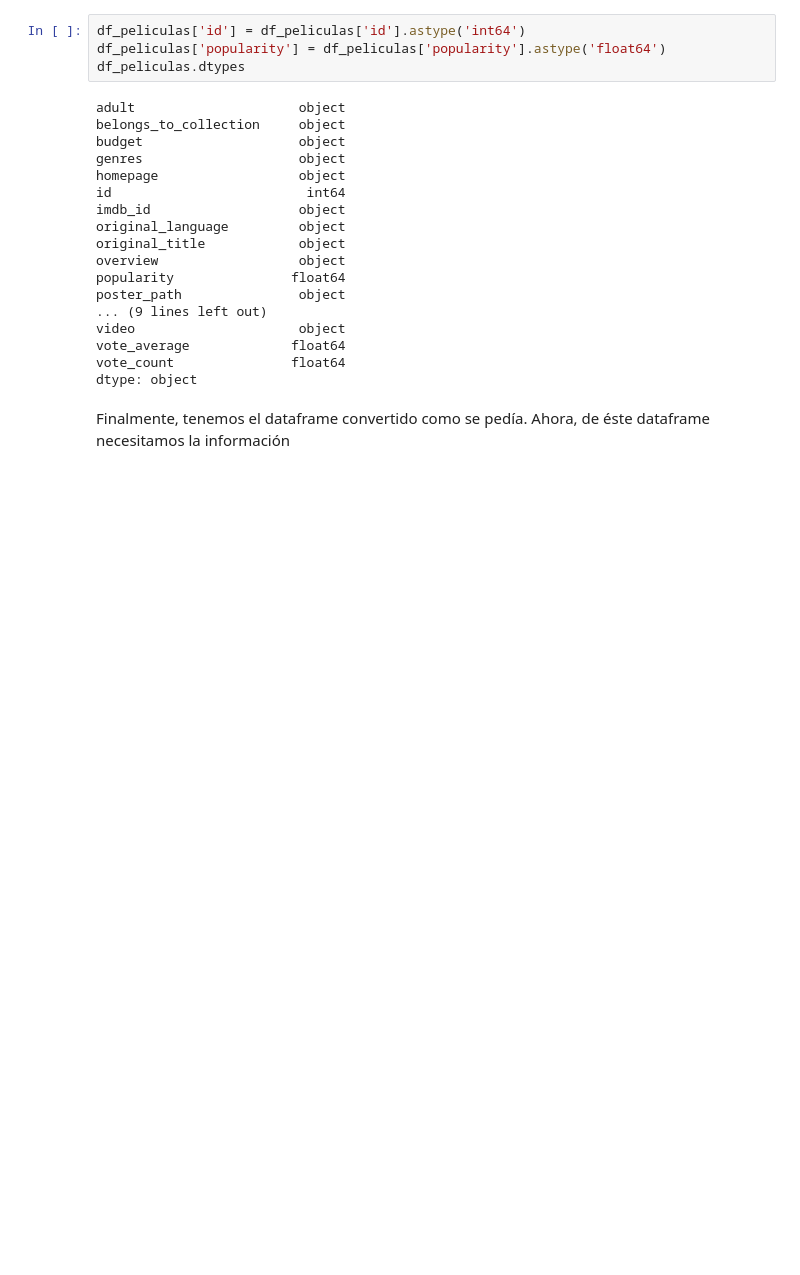
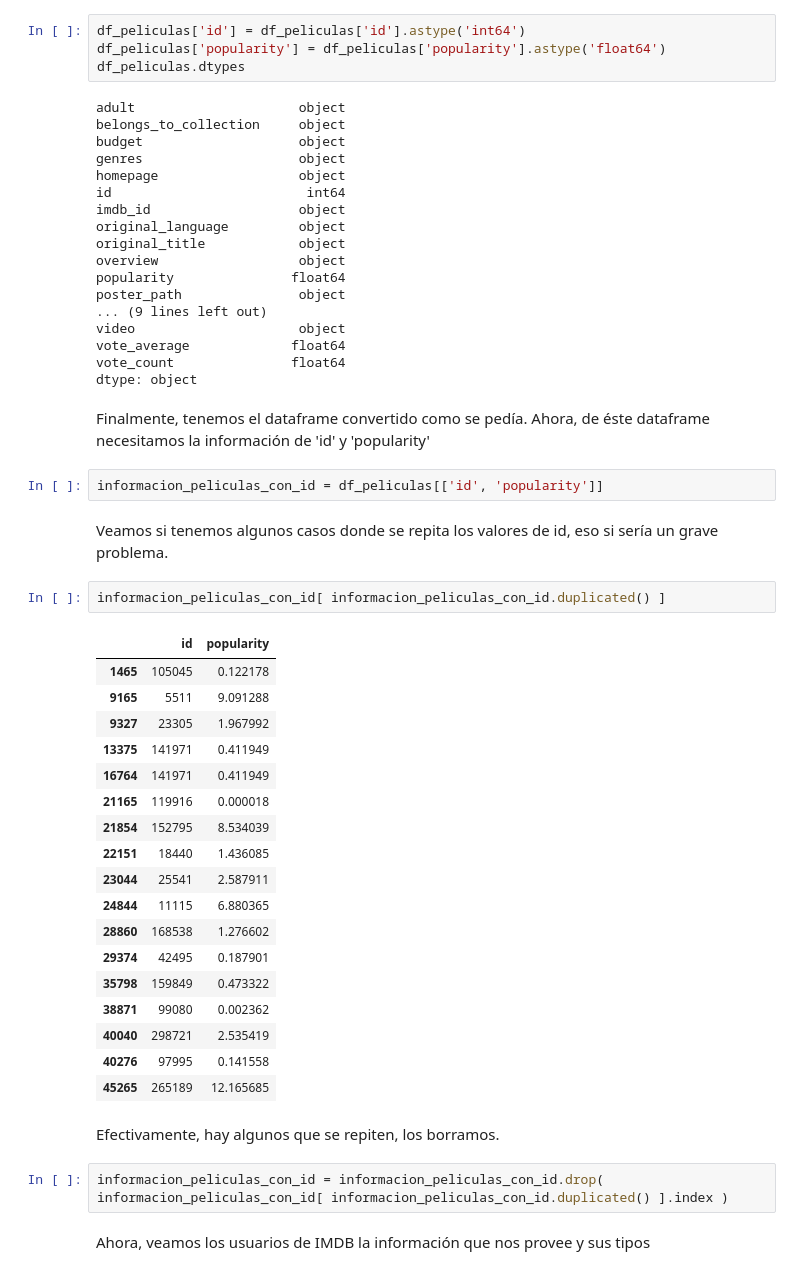
Before and after one commit to lucas794/7507-Algo3, a Jupyter notebook: TP1_Ejercicio_13.ipynb, the cells around one changed output. Drawn from its saved outputs; the diff is of its cells as text; blank space fills up the shorter version.

```diff
--- a/TP1_Ejercicio_13.ipynb
+++ b/TP1_Ejercicio_13.ipynb
@@ -99,4 +100,35 @@ vote_average             float64
 vote_count               float64
 dtype: object
 # %% [markdown]
-Finalmente, tenemos el dataframe convertido como se pedía. Ahora, de éste dataframe necesitamos la información
+Finalmente, tenemos el dataframe convertido como se pedía. Ahora, de éste dataframe necesitamos la información de 'id' y 'popularity'
+# %%
+informacion_peliculas_con_id = df_peliculas[['id', 'popularity']]
+# %% [markdown]
+Veamos si tenemos algunos casos donde se repita los valores de id, eso si sería un grave problema.
+# %%
+informacion_peliculas_con_id[ informacion_peliculas_con_id.duplicated() ]
+# %% [output]
+|  | id | popularity |
+| 1465 | 105045 | 0.122178 |
+| 9165 | 5511 | 9.091288 |
+| 9327 | 23305 | 1.967992 |
+| 13375 | 141971 | 0.411949 |
+| 16764 | 141971 | 0.411949 |
+| 21165 | 119916 | 0.000018 |
+| 21854 | 152795 | 8.534039 |
+| 22151 | 18440 | 1.436085 |
+| 23044 | 25541 | 2.587911 |
+| 24844 | 11115 | 6.880365 |
+| 28860 | 168538 | 1.276602 |
+| 29374 | 42495 | 0.187901 |
+| 35798 | 159849 | 0.473322 |
+| 38871 | 99080 | 0.002362 |
+| 40040 | 298721 | 2.535419 |
+| 40276 | 97995 | 0.141558 |
+| 45265 | 265189 | 12.165685 |
+# %% [markdown]
+Efectivamente, hay algunos que se repiten, los borramos.
+# %%
+informacion_peliculas_con_id = informacion_peliculas_con_id.drop( informacion_peliculas_con_id[ informacion_peliculas_con_id.duplicated() ].index )
+# %% [markdown]
+Ahora, veamos los usuarios de IMDB la información que nos provee y sus tipos
```
Also changed, not shown: parts of 23 cells of this notebook.
